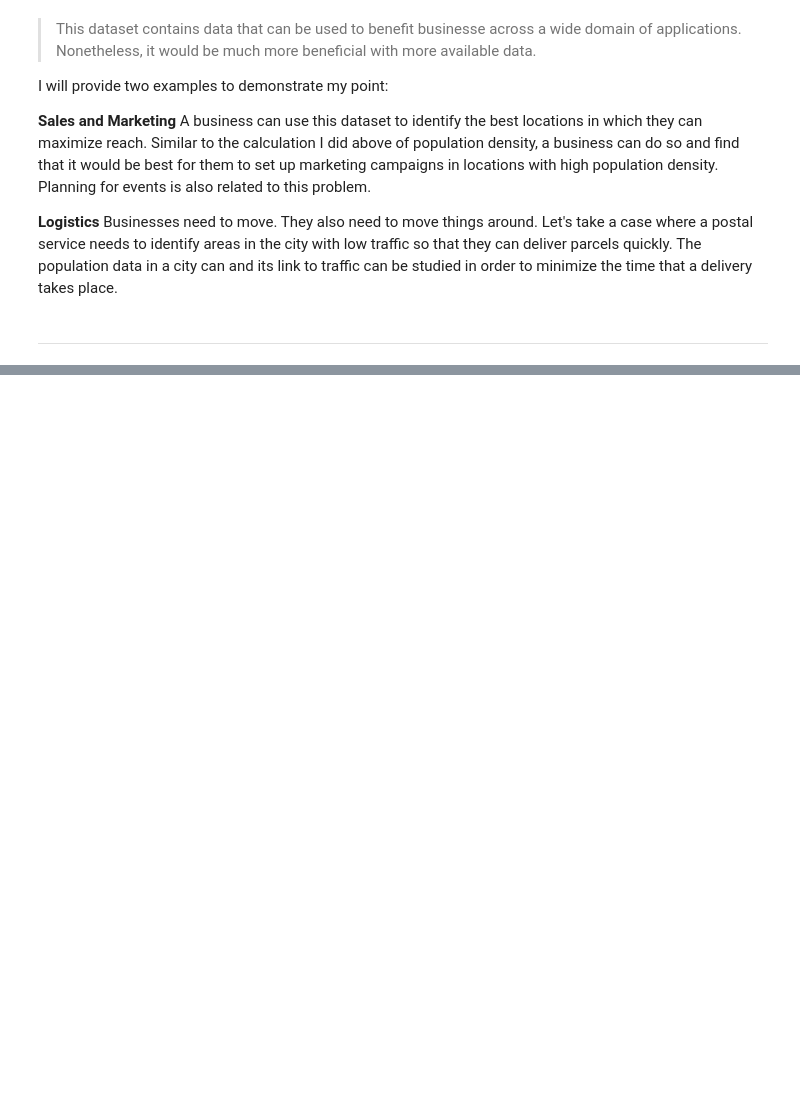
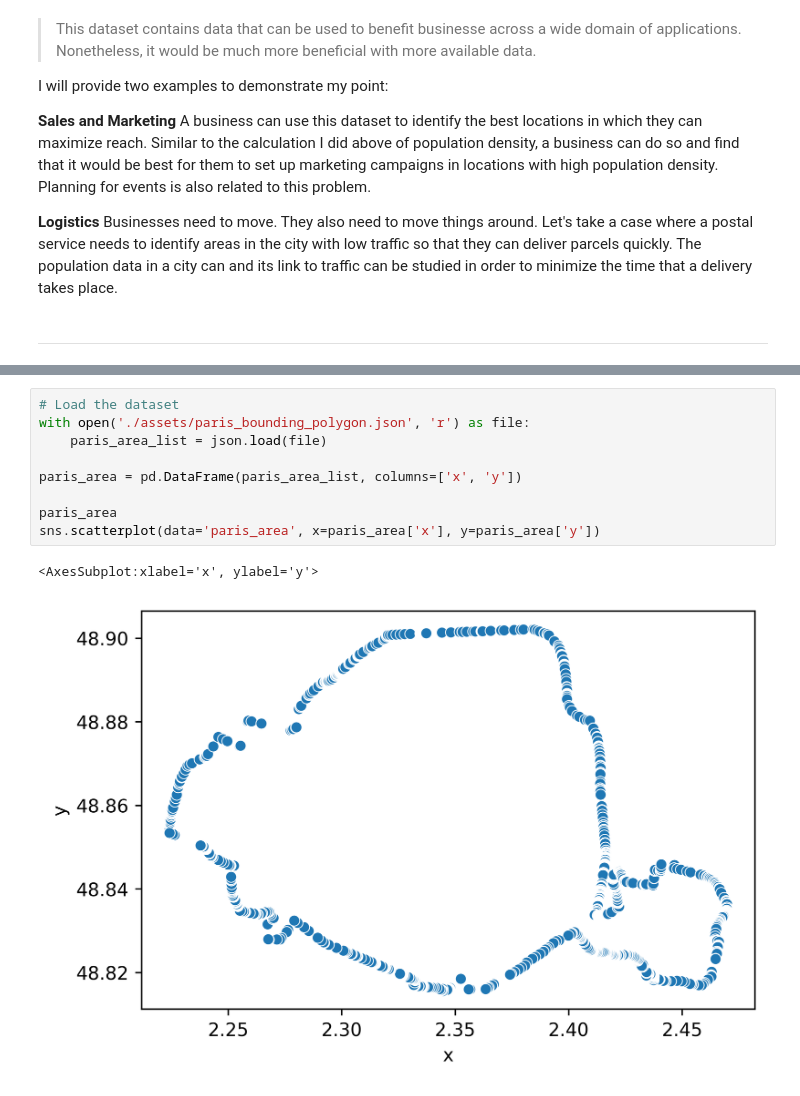
Before and after one commit to nablosos/food-data-analysis, a Jupyter notebook: project.ipynb, the cells around one changed output, grey strips where cells are left out. Cells and saved outputs as stored; diff of their text form; blank space fills up the shorter version.

```diff
--- a/project.ipynb
+++ b/project.ipynb
@@ -746,0 +762,12 @@ Businesses need to move. They also need to move things around. Let's take a case
+# %%
+# Load the dataset
+with open('./assets/paris_bounding_polygon.json', 'r') as file:
+    paris_area_list = json.load(file)
+
+paris_area = pd.DataFrame(paris_area_list, columns=['x', 'y'])
+
+paris_area
+sns.scatterplot(data='paris_area', x=paris_area['x'], y=paris_area['y'])
+# %% [output]
+<AxesSubplot:xlabel='x', ylabel='y'>
+[figure, added]
```
Also changed, not shown: parts of 7 cells of this notebook.
